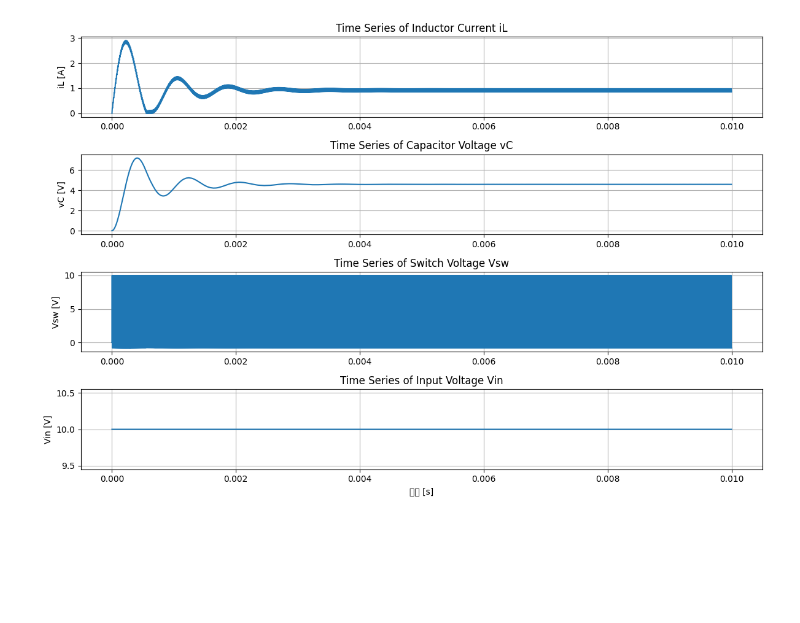
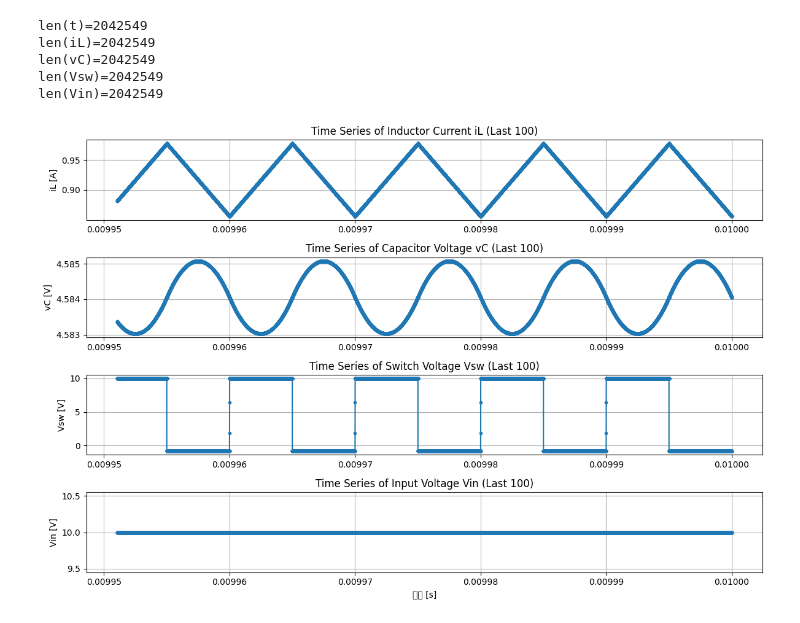
Before and after one commit to University-Laboratory/rnn-pann, a Jupyter notebook: data/ltspice_sim/preview_sim_data_from_raw.ipynb, the cells around one changed output. Saved outputs shown, nothing was run; the diff lists cells and outputs as text; code cells hidden in the pictures; blank space fills up the shorter version.

Commit message:
feat: Update Buck.asc with new simulation options and enhance ltspice simulation data; add execution counts and improve plotting in the notebook for better visualization of results

```diff
--- a/data/ltspice_sim/preview_sim_data_from_raw.ipynb
+++ b/data/ltspice_sim/preview_sim_data_from_raw.ipynb
@@ -18,39 +18,60 @@ df: pd.DataFrame = pd.DataFrame({"t": t, "iL": iL, "vC": vC, "Vsw": Vsw, "Vin":
 
 # CSVファイルとして保存
 df.to_csv("ltspice_sim_data.csv", index=False)
+# %%
+print(f"{len(t)=}")
+print(f"{len(iL)=}")
+print(f"{len(vC)=}")
+print(f"{len(Vsw)=}")
+print(f"{len(Vin)=}")
+# %% [output]
+len(t)=2042549
+len(iL)=2042549
+len(vC)=2042549
+len(Vsw)=2042549
+len(Vin)=2042549
 # %%
 plt.figure(figsize=(12, 8))
 
+# 各波形の後ろ100点だけを点と線でプロットする
+last_n = 10000
+
+t_plot = t[-last_n:]
+iL_plot = iL[-last_n:]
+vC_plot = vC[-last_n:]
+Vsw_plot = Vsw[-last_n:]
+Vin_plot = Vin[-last_n:]
+
 # iL のプロット
 plt.subplot(4, 1, 1)
-plt.plot(t, iL)
+plt.plot(t_plot, iL_plot, marker="o", linestyle="-", markersize=3)
 plt.ylabel("iL [A]")
-plt.title("Time Series of Inductor Current iL")
+plt.title("Time Series of Inductor Current iL (Last 100)")
 plt.grid(True)
 
 # vC のプロット
 plt.subplot(4, 1, 2)
-plt.plot(t, vC)
+plt.plot(t_plot, vC_plot, marker="o", linestyle="-", markersize=3)
 plt.ylabel("vC [V]")
-plt.title("Time Series of Capacitor Voltage vC")
+plt.title("Time Series of Capacitor Voltage vC (Last 100)")
 plt.grid(True)
 
 # Vsw のプロット
 plt.subplot(4, 1, 3)
-plt.plot(t, Vsw)
+plt.plot(t_plot, Vsw_plot, marker="o", linestyle="-", markersize=3)
 plt.ylabel("Vsw [V]")
-plt.title("Time Series of Switch Voltage Vsw")
+plt.title("Time Series of Switch Voltage Vsw (Last 100)")
 plt.grid(True)
 
 # Vin のプロット
 plt.subplot(4, 1, 4)
-plt.plot(t, Vin)
+plt.plot(t_plot, Vin_plot, marker="o", linestyle="-", markersize=3)
 plt.xlabel("時間 [s]")
 plt.ylabel("Vin [V]")
-plt.title("Time Series of Input Voltage Vin")
+plt.title("Time Series of Input Voltage Vin (Last 100)")
 plt.grid(True)
 
 plt.tight_layout()
 plt.show()
 # %% [output]
-[figure, old version]
+[figure, new version]
```
Also changed, not shown: 1 other file.
